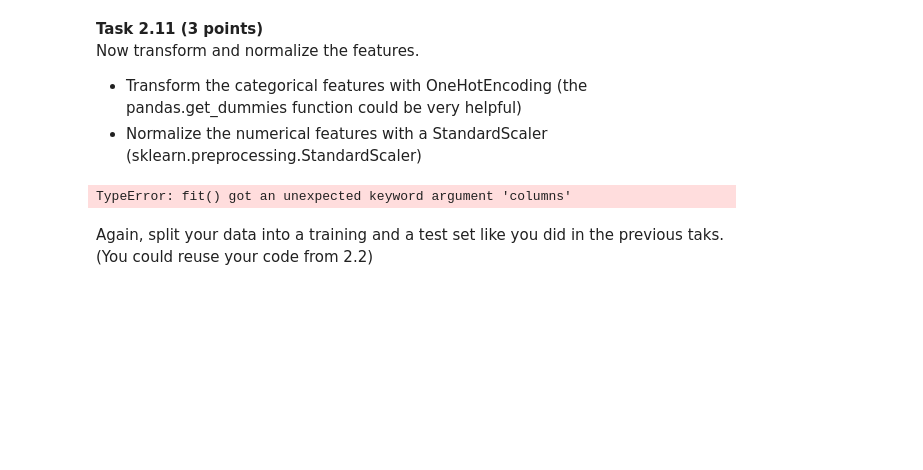
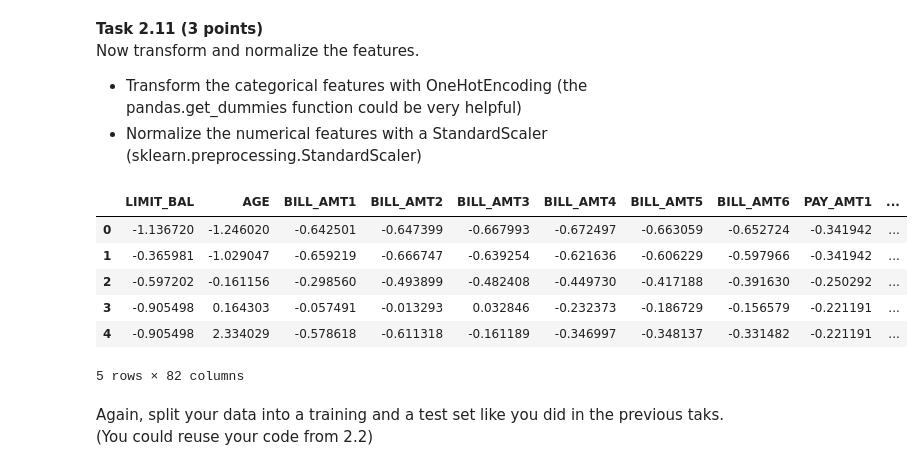
Before and after one commit to FAHADSUST/ML-Assignment, a Jupyter notebook: assignment_graded_1/assignment_graded_1.ipynb, the cells around one changed output. Drawn from its saved outputs; the diff is of its cells as text; code cells hidden in the pictures; blank space fills up the shorter version.

```diff
--- a/assignment_graded_1/assignment_graded_1.ipynb
+++ b/assignment_graded_1/assignment_graded_1.ipynb
@@ -557,23 +557,29 @@ __Task 2.11 (3 points)__<br> Now transform and normalize the features.
 # %%
 from sklearn.preprocessing import OneHotEncoder, StandardScaler
 from sklearn.compose import ColumnTransformer
 
 scaler = StandardScaler()
 
 x_data2 = pd.get_dummies(x_data, columns=categorical_columns, drop_first=True)
 
 scaled_features = x_data2.copy()
 features = scaled_features[numerical_columns]
 
 scaler = StandardScaler().fit(features.values)
 features = scaler.transform(features.values)
 
-#x_data3 = scaler.fit_transform(x_data2, columns=numerical_columns)
+scaled_features[numerical_columns] = features
 
 
-x_data2.head()
+scaled_features.head()
 # %% [output]
+|  | LIMIT_BAL | AGE | BILL_AMT1 | BILL_AMT2 | BILL_AMT3 | BILL_AMT4 | BILL_AMT5 | BILL_AMT6 | PAY_AMT1 | ... |
+| 0 | -1.136720 | -1.246020 | -0.642501 | -0.647399 | -0.667993 | -0.672497 | -0.663059 | -0.652724 | -0.341942 | ... |
+| 1 | -0.365981 | -1.029047 | -0.659219 | -0.666747 | -0.639254 | -0.621636 | -0.606229 | -0.597966 | -0.341942 | ... |
+| 2 | -0.597202 | -0.161156 | -0.298560 | -0.493899 | -0.482408 | -0.449730 | -0.417188 | -0.391630 | -0.250292 | ... |
+| 3 | -0.905498 | 0.164303 | -0.057491 | -0.013293 | 0.032846 | -0.232373 | -0.186729 | -0.156579 | -0.221191 | ... |
+| 4 | -0.905498 | 2.334029 | -0.578618 | -0.611318 | -0.161189 | -0.346997 | -0.348137 | -0.331482 | -0.221191 | ... |
-TypeError: fit() got an unexpected keyword argument 'columns'
+5 rows × 82 columns
 # %% [markdown]
 Again, split your data into a training and a test set like you did in the previous taks. (You could reuse your code from 2.2)
 # %%
```
Also changed, not shown: parts of 1 cell of this notebook.
